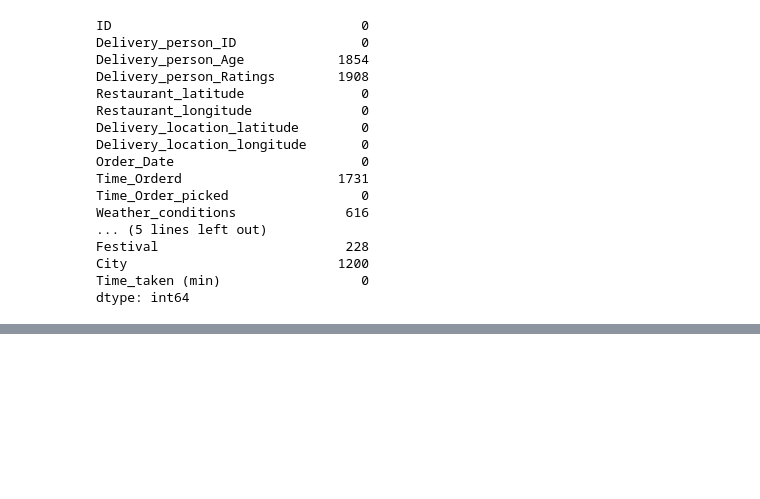
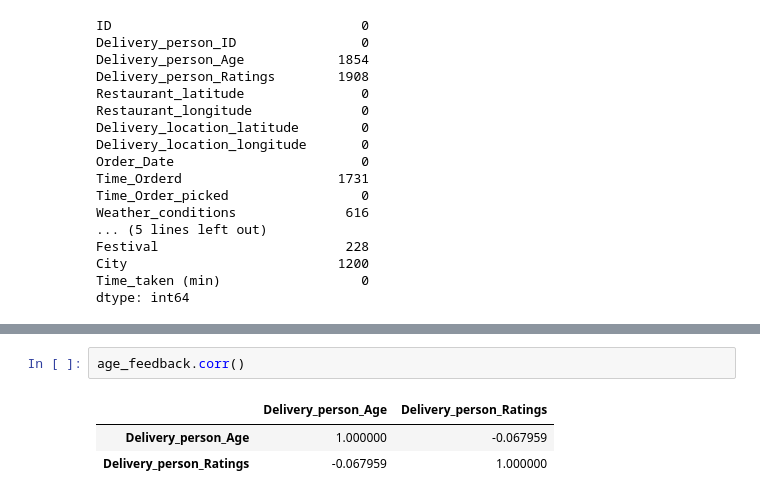
Before and after one commit to Aminsharif/st_assigment, a Jupyter notebook: notebooks/EDA.ipynb, the cells around one changed output, grey strips where cells are left out. Drawn from its saved outputs; the diff is of its cells as text; blank space fills up the shorter version.

```diff
--- a/notebooks/EDA.ipynb
+++ b/notebooks/EDA.ipynb
@@ -136,0 +322,6 @@ df['color'] = df['color'].map(color_map)
+# %%
+age_feedback.corr()
+# %% [output]
+|  | Delivery_person_Age | Delivery_person_Ratings |
+| Delivery_person_Age | 1.000000 | -0.067959 |
+| Delivery_person_Ratings | -0.067959 | 1.000000 |
```
Also changed, not shown: parts of 64 cells of this notebook.
